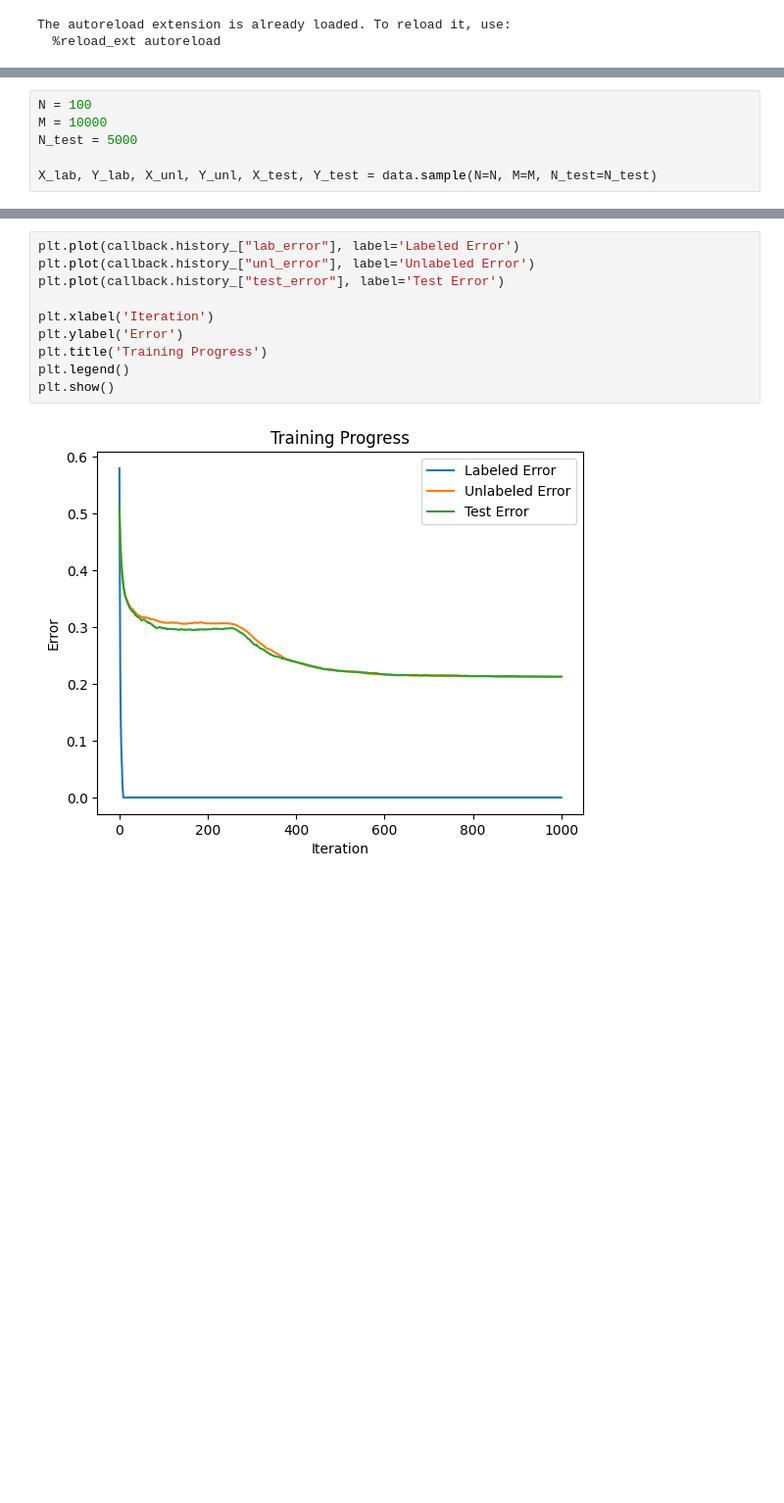
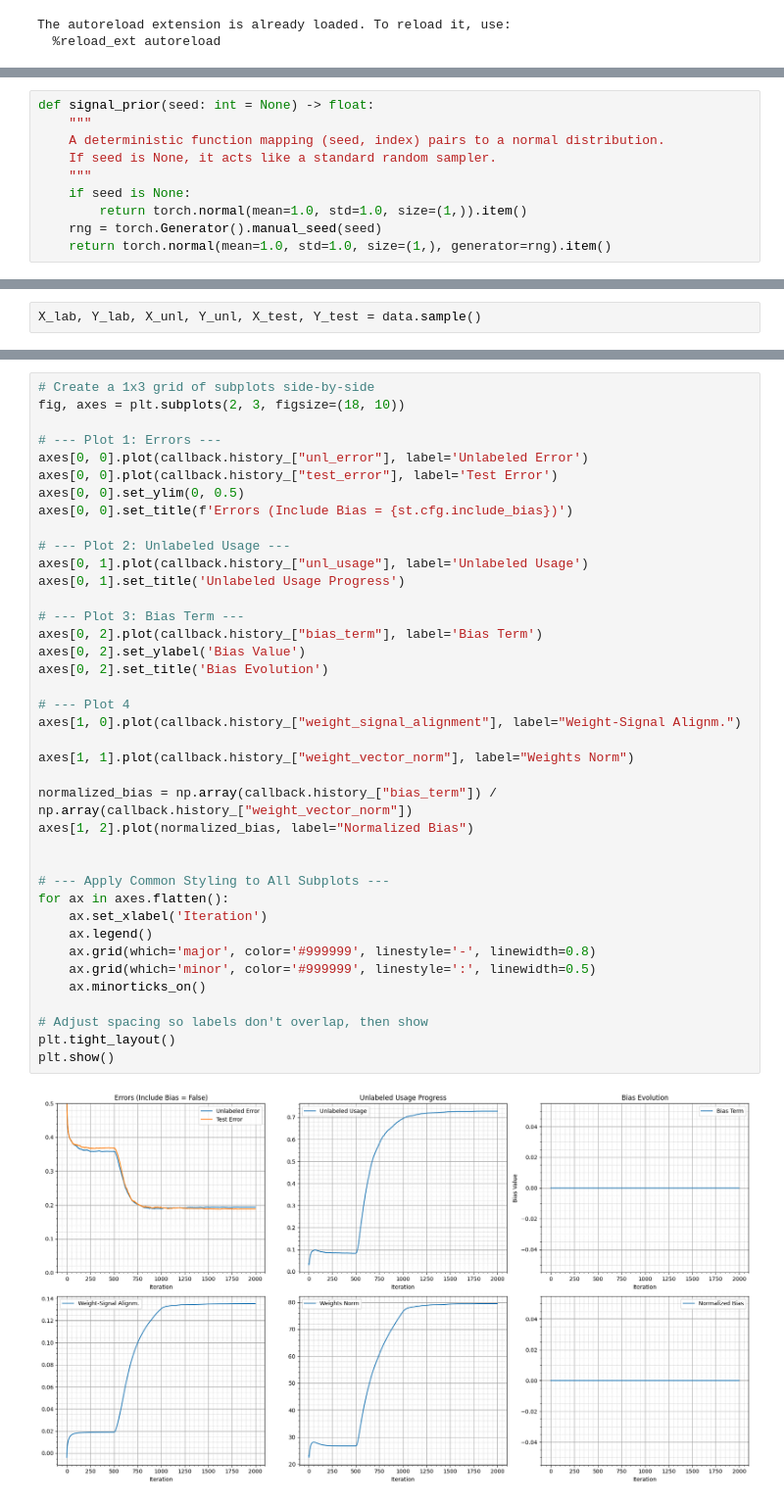
Before and after one commit to ThierryRioual/FeedbackDynamicsOfSelfTraining, a Jupyter notebook: notebooks/experiments1.ipynb, the cells around one changed output, grey strips where cells are left out. Shown at 98% size. Cells and saved outputs as stored; diff of their text form; blank space fills up the shorter version.

```diff
--- a/notebooks/experiments1.ipynb
+++ b/notebooks/experiments1.ipynb
@@ -28 +27,11 @@ np.seterr(divide='ignore', over='ignore', under='ignore', invalid='ignore') # Su
+# %%
+def signal_prior(seed: int = None) -> float:
+    """
+    A deterministic function mapping (seed, index) pairs to a normal distribution.
+    If seed is None, it acts like a standard random sampler.
+    """
+    if seed is None:
+        return torch.normal(mean=1.0, std=1.0, size=(1,)).item()
+    rng = torch.Generator().manual_seed(seed)
+    return torch.normal(mean=1.0, std=1.0, size=(1,), generator=rng).item()
 # %%
@@ -37,9 +53,5 @@ data = SpikedIsotropic(d=d, mu=mu, sigma=sigma, p=p, seed=seed)
 # %%
-N = 100
-M = 10000
-N_test = 5000
-
-X_lab, Y_lab, X_unl, Y_unl, X_test, Y_test = data.sample(N=N, M=M, N_test=N_test)
+X_lab, Y_lab, X_unl, Y_unl, X_test, Y_test = data.sample()
 # %%
 callback = TestEvaluatorCallback(
     X_lab=X_lab,
@@ -71,12 +83,41 @@ w = st.fit(X_lab, Y_lab, X_unl)
 # %%
-plt.plot(callback.history_["lab_error"], label='Labeled Error')
-plt.plot(callback.history_["unl_error"], label='Unlabeled Error')
-plt.plot(callback.history_["test_error"], label='Test Error')
+# Create a 1x3 grid of subplots side-by-side
+fig, axes = plt.subplots(2, 3, figsize=(18, 10))
 
-plt.xlabel('Iteration')
-plt.ylabel('Error')
-plt.title('Training Progress')
-plt.legend()
+# --- Plot 1: Errors ---
+axes[0, 0].plot(callback.history_["unl_error"], label='Unlabeled Error')
+axes[0, 0].plot(callback.history_["test_error"], label='Test Error')
+axes[0, 0].set_ylim(0, 0.5)
+axes[0, 0].set_title(f'Errors (Include Bias = {st.cfg.include_bias})')
+
+# --- Plot 2: Unlabeled Usage ---
+axes[0, 1].plot(callback.history_["unl_usage"], label='Unlabeled Usage')
+axes[0, 1].set_title('Unlabeled Usage Progress')
+
+# --- Plot 3: Bias Term ---
+axes[0, 2].plot(callback.history_["bias_term"], label='Bias Term')
+axes[0, 2].set_ylabel('Bias Value')
+axes[0, 2].set_title('Bias Evolution')
+
+# --- Plot 4
+axes[1, 0].plot(callback.history_["weight_signal_alignment"], label="Weight-Signal Alignm.")
+
+axes[1, 1].plot(callback.history_["weight_vector_norm"], label="Weights Norm")
+
+normalized_bias = np.array(callback.history_["bias_term"]) / np.array(callback.history_["weight_vector_norm"])
+axes[1, 2].plot(normalized_bias, label="Normalized Bias")
+
+
+# --- Apply Common Styling to All Subplots ---
+for ax in axes.flatten():
+    ax.set_xlabel('Iteration')
+    ax.legend()
+    ax.grid(which='major', color='#999999', linestyle='-', linewidth=0.8)
+    ax.grid(which='minor', color='#999999', linestyle=':', linewidth=0.5)
+    ax.minorticks_on()
+
+# Adjust spacing so labels don't overlap, then show
+plt.tight_layout()
 plt.show()
 # %% [output]
-[figure, old version]
+[figure, new version]
```
Also changed, not shown: parts of 14 cells of this notebook, 5 other files.
